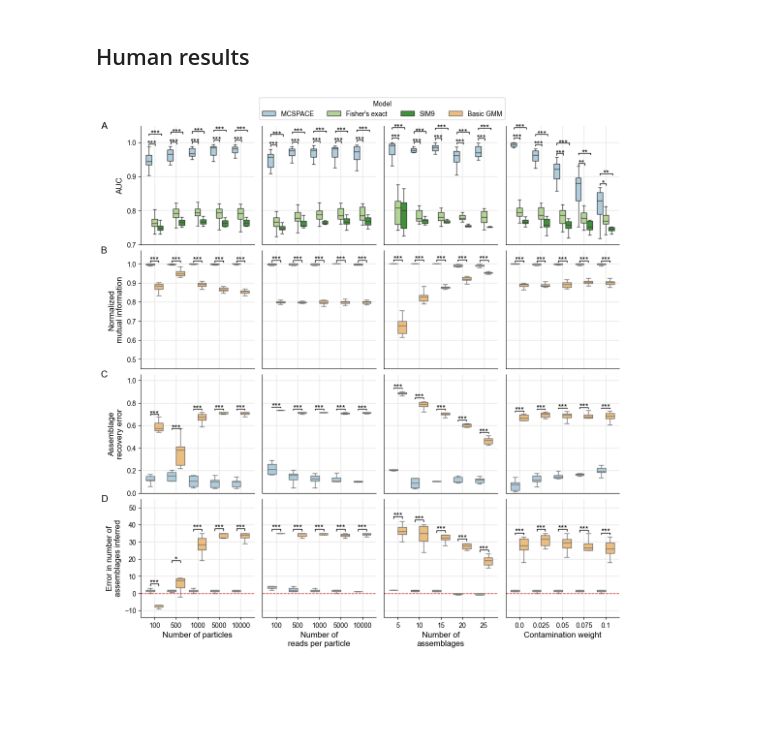
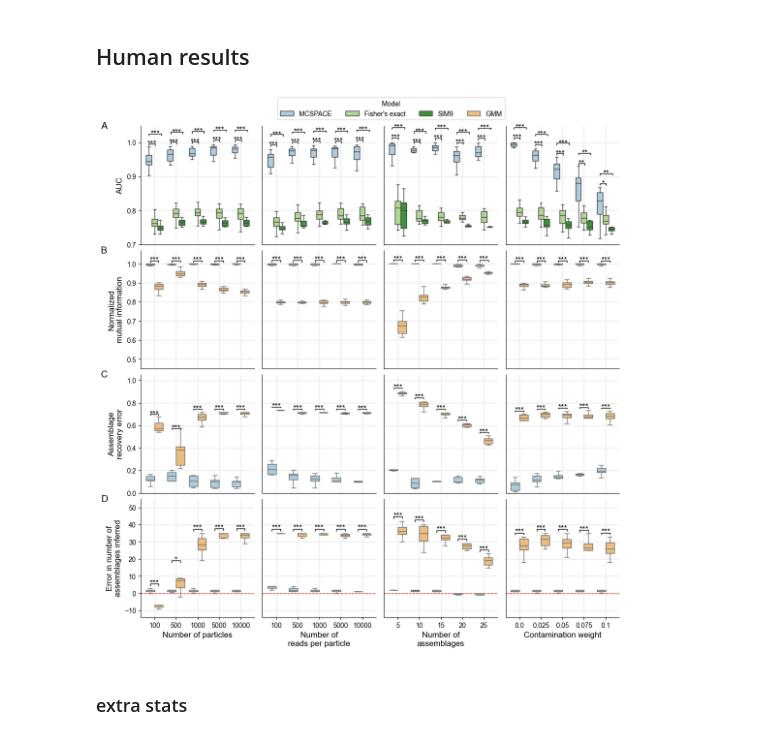
Before and after one commit to gerberlab/MCSPACE, a Jupyter notebook: mcspace/paper/figures/render_benchmarking_results.ipynb, the cells around one changed output. Cells and saved outputs as stored; diff of their text form; code cells hidden in the pictures; blank space fills up the shorter version.

```diff
--- a/mcspace/paper/figures/render_benchmarking_results.ipynb
+++ b/mcspace/paper/figures/render_benchmarking_results.ipynb
@@ -338,32 +338,34 @@ axar = share_axes(axar,ncols)
 
 for idx,ax in enumerate(axar):
     ax.set_xlabel("")
     ax.set_xticklabels("") #ax.get_xticklabels(), fontsize=ticklabel_fontsize, rotation=rotation)
 
     ax.set_axisbelow(True)
     ax.xaxis.grid(True, 'major', linewidth=1, color='#e6e6e6')
 
     ax.tick_params('x', length=0, width=0, which='major')
     if idx != 0:
         ax.tick_params('y', length=0, width=0, which='major')
     ax.set_ylim(0,1.05)
     ax=box_to_ell_axes(ax)
 axar[0].set_yticklabels(axar[0].get_yticklabels(), fontsize=ticklabel_fontsize)
 axar[0].text(label_x, label_y, 'C', horizontalalignment='left',verticalalignment='center', transform=axar[0].transAxes, fontsize=label_fontsize)
 axar[0].set_ylabel("Assemblage\nrecovery error", fontsize=fontsize)
 
 # legend ===================================================
 lines_labels = [axpw[0].get_legend_handles_labels(), axnmi[0].get_legend_handles_labels()]
 lines, labels = [sum(lol, []) for lol in zip(*lines_labels)]
 mod_sub = [0,1,2,4]
 # mod_sub = [0,1,3]
 lines = [lines[i] for i in mod_sub]
 labels = [labels[i] for i in mod_sub]
 
-labels = ['MCSPACE', "Fisher's exact", 'SIM9', 'Basic GMM']
+labels = ['MCSPACE', "Fisher's exact", 'SIM9', 'GMM']
 # labels = ['MCSPACE', "Fisher's exact", 'Basic GMM']
 fig.legend(lines, labels, title='Model', loc='upper right', bbox_to_anchor=(0.72,0.92), ncol=4)
 
 plt.savefig(outpath / f"figure_semisynthetic_{base_sample}.png", bbox_inches="tight")
 # %% [output]
-[figure, old version]
+[figure, new version]
+# %% [markdown]
+### extra stats
```
Also changed, not shown: parts of 3 cells of this notebook, 15 other files.
